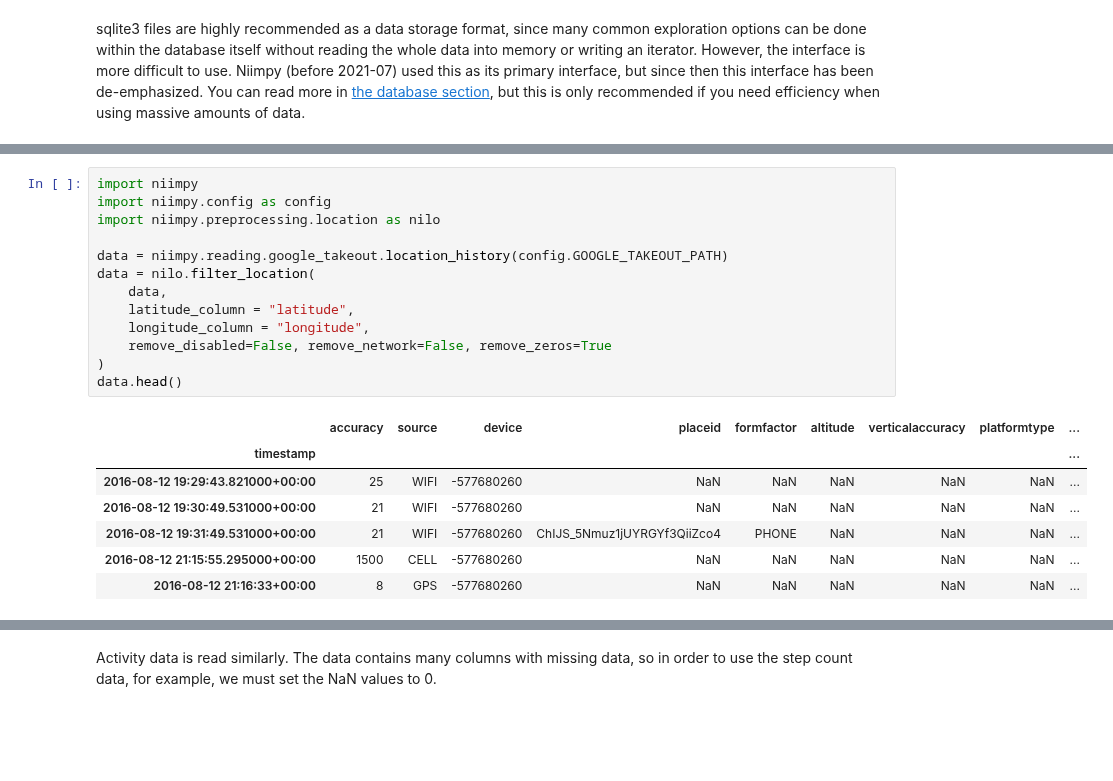
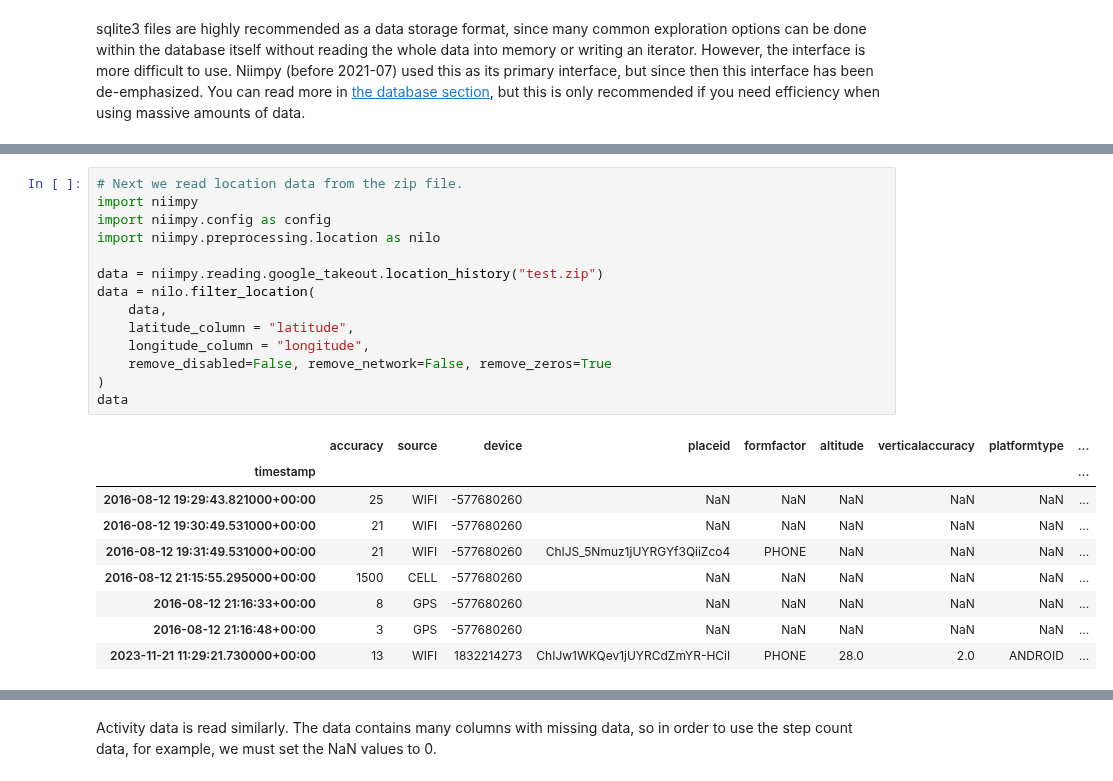
Before and after one commit to digitraceslab/niimpy, a Jupyter notebook: docs/input-formats.ipynb, the cells around one changed output, grey strips where cells are left out. Saved outputs shown, nothing was run; the diff lists cells and outputs as text; blank space fills up the shorter version.

```diff
--- a/docs/input-formats.ipynb
+++ b/docs/input-formats.ipynb
@@ -50,21 +63,24 @@ Google takeout contains a many different types of data and new types are added a
 # %%
+# Next we read location data from the zip file.
 import niimpy
 import niimpy.config as config
 import niimpy.preprocessing.location as nilo
 
-data = niimpy.reading.google_takeout.location_history(config.GOOGLE_TAKEOUT_PATH)
+data = niimpy.reading.google_takeout.location_history("test.zip")
 data = nilo.filter_location(
     data,
     latitude_column = "latitude",
     longitude_column = "longitude",
     remove_disabled=False, remove_network=False, remove_zeros=True
 )
-data.head()
+data
 # %% [output]
 |  | accuracy | source | device | placeid | formfactor | altitude | verticalaccuracy | platformtype | ... |
 | timestamp |  |  |  |  |  |  |  |  | ... |
 | 2016-08-12 19:29:43.821000+00:00 | 25 | WIFI | -577680260 | NaN | NaN | NaN | NaN | NaN | ... |
 | 2016-08-12 19:30:49.531000+00:00 | 21 | WIFI | -577680260 | NaN | NaN | NaN | NaN | NaN | ... |
 | 2016-08-12 19:31:49.531000+00:00 | 21 | WIFI | -577680260 | ChIJS_5Nmuz1jUYRGYf3QiiZco4 | PHONE | NaN | NaN | NaN | ... |
 | 2016-08-12 21:15:55.295000+00:00 | 1500 | CELL | -577680260 | NaN | NaN | NaN | NaN | NaN | ... |
 | 2016-08-12 21:16:33+00:00 | 8 | GPS | -577680260 | NaN | NaN | NaN | NaN | NaN | ... |
+| 2016-08-12 21:16:48+00:00 | 3 | GPS | -577680260 | NaN | NaN | NaN | NaN | NaN | ... |
+| 2023-11-21 11:29:21.730000+00:00 | 13 | WIFI | 1832214273 | ChIJw1WKQev1jUYRCdZmYR-HCiI | PHONE | 28.0 | 2.0 | ANDROID | ... |
```
Also changed, not shown: parts of 10 cells of this notebook.
